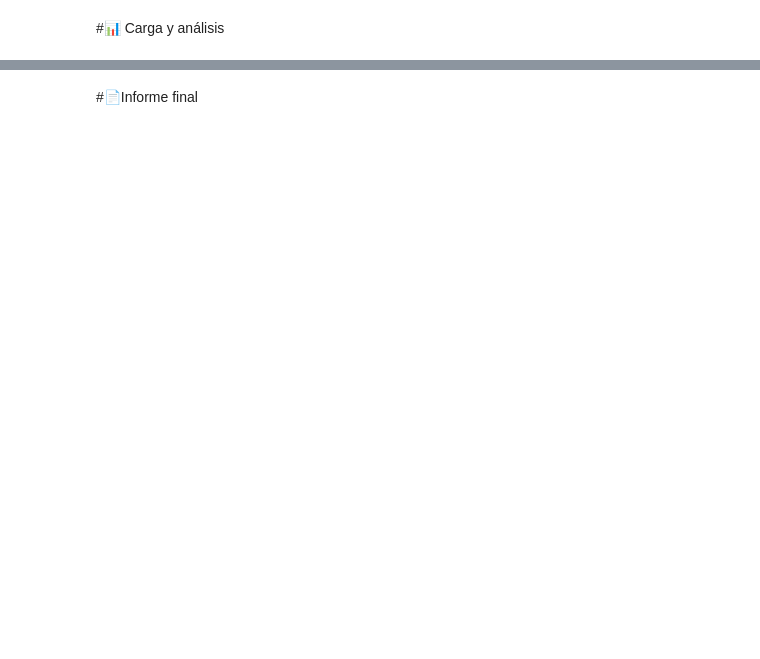
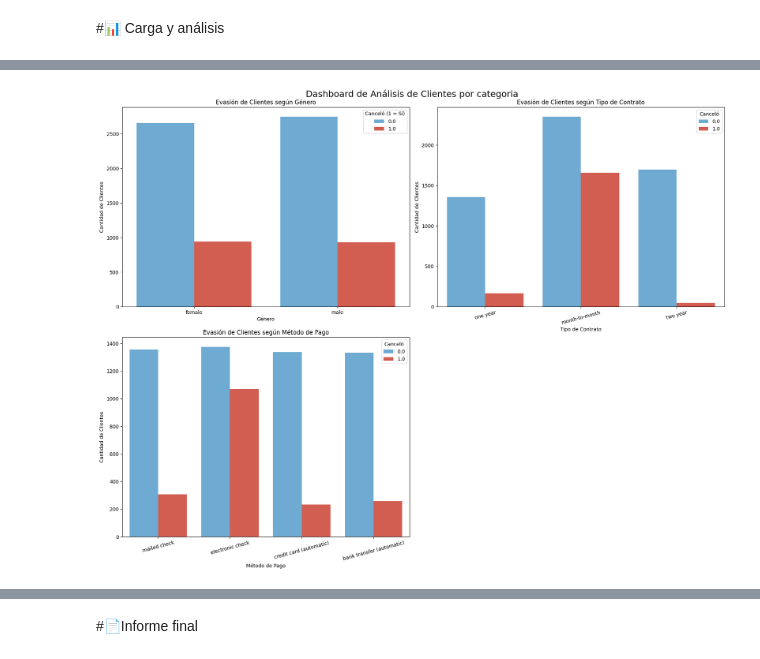
Before and after one commit to Lucas-Jimenez-uribe/telecom_x, a Jupyter notebook: TelecomX_LATAM.ipynb, the cells around one changed output, grey strips where cells are left out. Saved outputs shown, nothing was run; the diff lists cells and outputs as text; code cells hidden in the pictures; blank space fills up the shorter version.

```diff
--- a/TelecomX_LATAM.ipynb
+++ b/TelecomX_LATAM.ipynb
@@ -135,0 +264,37 @@ for col in columnas_binarias:
+# %%
+# Crear la figura y la cuadrícula para 3 subplots (2 filas, 2 columnas)
+# Esto crea una cuadrícula de 4 espacios, dejando uno vacío.
+fig, axes = plt.subplots(nrows=2, ncols=2, figsize=(18, 14))
+fig.suptitle('Dashboard de Análisis de Clientes por categoria', fontsize=18)
+
+# --- Primera figura: Evasión de Clientes según Género (axes[0, 0]) ---
+sns.countplot(data=df, x='cliente_genero', hue='cliente_cancelado', palette=['#5DADE2', '#E74C3C'], ax=axes[0, 0])
+axes[0, 0].set_title('Evasión de Clientes según Género')
+axes[0, 0].set_xlabel('Género')
+axes[0, 0].set_ylabel('Cantidad de Clientes')
+axes[0, 0].legend(title='Canceló (1 = Sí)')
+
+# --- Segunda figura: Evasión de Clientes según Tipo de Contrato (axes[0, 1]) ---
+sns.countplot(data=df, x='cuenta_contrato', hue='cliente_cancelado', palette=['#5DADE2', '#E74C3C'], ax=axes[0, 1])
+axes[0, 1].set_title('Evasión de Clientes según Tipo de Contrato')
+axes[0, 1].set_xlabel('Tipo de Contrato')
+axes[0, 1].set_ylabel('Cantidad de Clientes')
+axes[0, 1].legend(title='Canceló')
+axes[0, 1].tick_params(axis='x', rotation=15) # Rotar las etiquetas del eje X
+
+# --- Tercera figura: Evasión de Clientes según Método de Pago (axes[1, 0]) ---
+sns.countplot(data=df, x='cuenta_metodo_pago', hue='cliente_cancelado', palette=['#5DADE2', '#E74C3C'], ax=axes[1, 0])
+axes[1, 0].set_title('Evasión de Clientes según Método de Pago')
+axes[1, 0].set_xlabel('Método de Pago')
+axes[1, 0].set_ylabel('Cantidad de Clientes')
+axes[1, 0].legend(title='Canceló')
+axes[1, 0].tick_params(axis='x', rotation=15) # Rotar las etiquetas del eje X
+
+# --- Ocultar el cuarto subplot (axes[1, 1]) ya que no lo estamos usando ---
+axes[1, 1].axis('off')
+
+# Ajustar el diseño para evitar superposiciones y mostrar la figura
+plt.tight_layout()
+plt.show()
+# %% [output]
+[figure, added]
```
Also changed, not shown: parts of 13 cells of this notebook.
